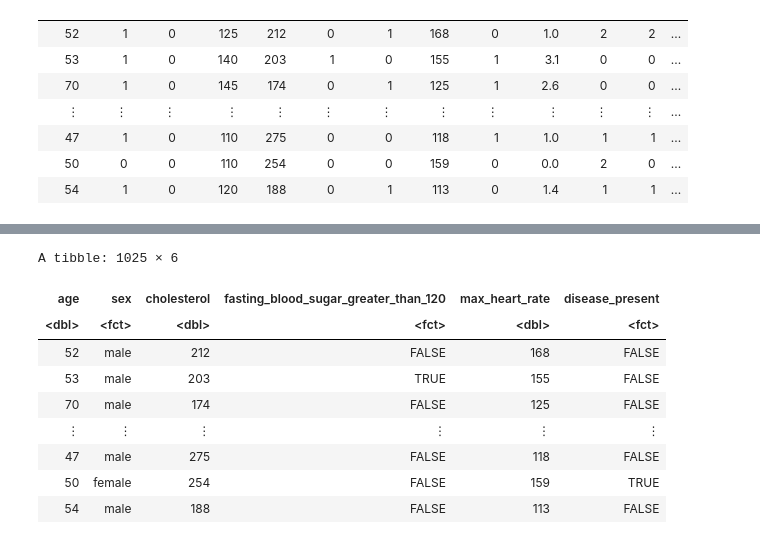
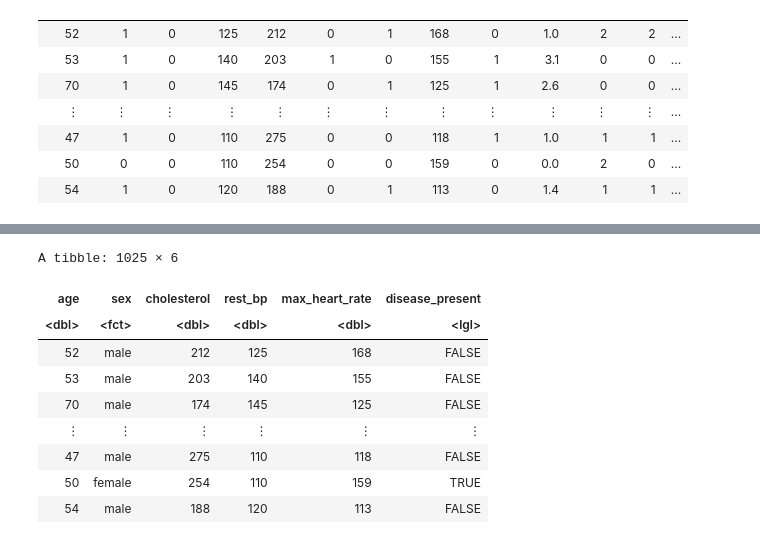
Before and after one commit to vyle2003/DSCI-100-Project, a Jupyter notebook: DSCI Data Exploration.ipynb, the cells around one changed output, grey strips where cells are left out. Saved outputs shown, nothing was run; the diff lists cells and outputs as text; code cells hidden in the pictures.

```diff
--- a/DSCI Data Exploration.ipynb
+++ b/DSCI Data Exploration.ipynb
@@ -76,29 +84,27 @@ A spec_tbl_df: 1025 × 14
 # %%
 heart_data  <- heart_data |>
-    mutate(sex = as_factor(sex), target = as_factor(target), fbs = as_factor(fbs)) |>
-    select(age, sex, chol, fbs, thalach, target)
+    mutate(sex = as_factor(sex), target = as.logical(target)) |>
+    select(age, sex, chol, trestbps, thalach, target)
 
-colnames(heart_data) <- c("age", "sex", "cholesterol", "fasting_blood_sugar_greater_than_120", "max_heart_rate", "disease_present")
+colnames(heart_data) <- c("age", "sex", "cholesterol", "rest_bp", "max_heart_rate", "disease_present")
 
 # changes 1 to male and 0 to female
 levels(heart_data$sex) <- c("female", "male")
 # changes disease_present to true/false (0 = false, 1 = true)
 levels(heart_data$disease_present) <- c(FALSE, TRUE)
-#changes fbs>120 to true/false (1 = true, 0, false)
-levels(heart_data$fasting_blood_sugar_greater_than_120) <- c(FALSE, TRUE)
 
 heart_data
 # %% [output]
 A tibble: 1025 × 6
-| age | sex | cholesterol | fasting_blood_sugar_greater_than_120 | max_heart_rate | disease_present |
-| <dbl> | <fct> | <dbl> | <fct> | <dbl> | <fct> |
-| 52 | male | 212 | FALSE | 168 | FALSE |
-| 53 | male | 203 | TRUE | 155 | FALSE |
-| 70 | male | 174 | FALSE | 125 | FALSE |
+| age | sex | cholesterol | rest_bp | max_heart_rate | disease_present |
+| <dbl> | <fct> | <dbl> | <dbl> | <dbl> | <lgl> |
+| 52 | male | 212 | 125 | 168 | FALSE |
+| 53 | male | 203 | 140 | 155 | FALSE |
+| 70 | male | 174 | 145 | 125 | FALSE |
 | ⋮ | ⋮ | ⋮ | ⋮ | ⋮ | ⋮ |
-| 47 | male | 275 | FALSE | 118 | FALSE |
-| 50 | female | 254 | FALSE | 159 | TRUE |
-| 54 | male | 188 | FALSE | 113 | FALSE |
+| 47 | male | 275 | 110 | 118 | FALSE |
+| 50 | female | 254 | 110 | 159 | TRUE |
+| 54 | male | 188 | 120 | 113 | FALSE |
 # %%
 heart_split <- initial_split(heart_data, prop = 0.75, strata = disease_present)
 heart_train <- training(heart_split)
```
Also changed, not shown: parts of 14 cells of this notebook.
